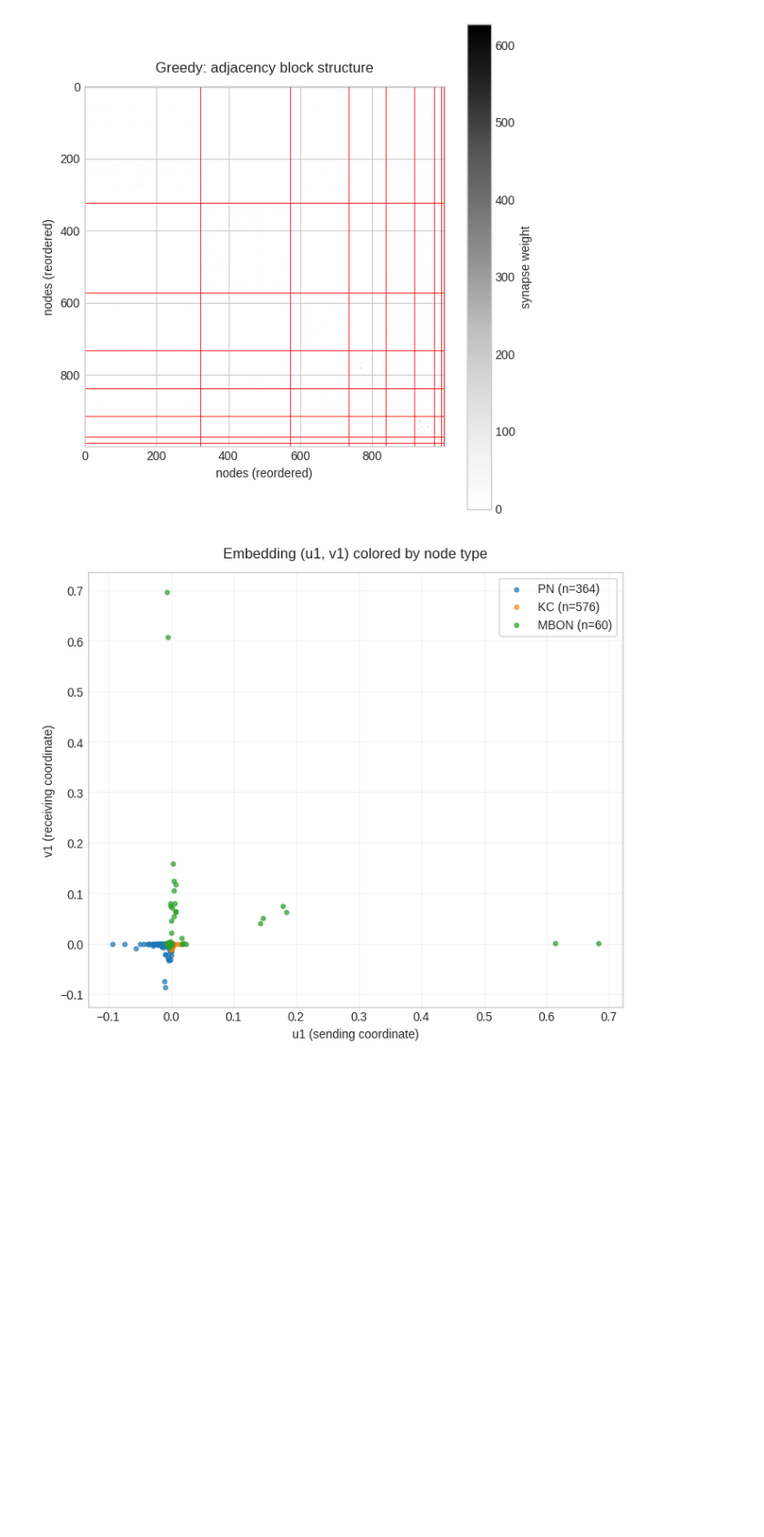
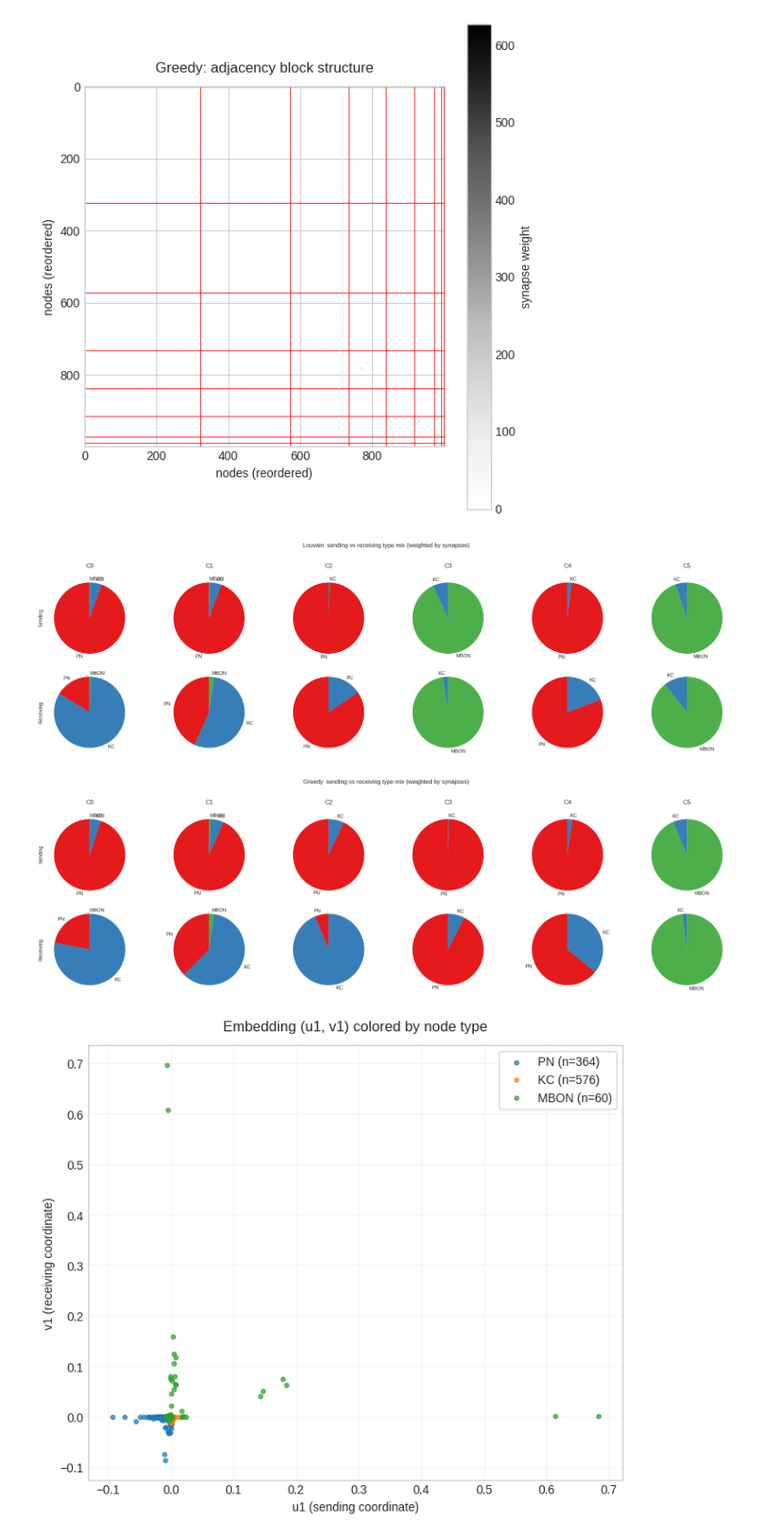
Before and after one commit to Banu-ozdeveci/flywire-connectome-analysis, a Jupyter notebook: notebooks/s_test_fly_directed_modularity_baselines.ipynb, the cells around one changed output. Shown: that part at 91% size. Saved outputs shown, nothing was run; the diff lists cells and outputs as text; code cells hidden in the pictures; blank space fills up the shorter version.

Commit message:
added a new pie chart visualization

```diff
--- a/notebooks/s_test_fly_directed_modularity_baselines.ipynb
+++ b/notebooks/s_test_fly_directed_modularity_baselines.ipynb
@@ -479,6 +586,29 @@ for name, info in method_info.items():
 [figure]
 [figure]
 [figure]
+# %%
+
+TOP_COMMUNITIES = 6
+
+for name, info in method_info.items():
+    comm_ids = select_top_communities(info["summary"], top_k=TOP_COMMUNITIES)
+    send_pct, recv_pct = community_send_receive_mix(
+        edges_grouped,
+        info["node_comm"],
+        labels,
+        EDGE_WEIGHT_COL,
+        type_order=TYPE_ORDER,
+    )
+    plot_send_receive_pies(
+        send_pct,
+        recv_pct,
+        comm_ids,
+        TYPE_ORDER,
+        f"{name}: sending vs receiving type mix (weighted by synapses)",
+    )
+# %% [output]
+[figure, added]
+[figure, added]
 # %%
 B = modularity_matrix(adj)
 U, S, Vt = np.linalg.svd(B, full_matrices=False)
```
Also changed, not shown: parts of 1 cell of this notebook.
